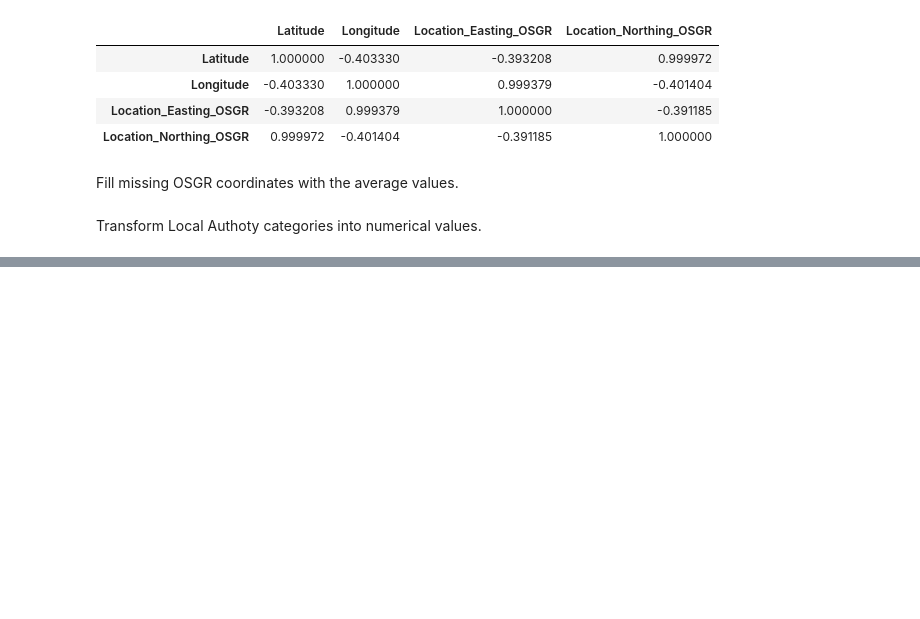
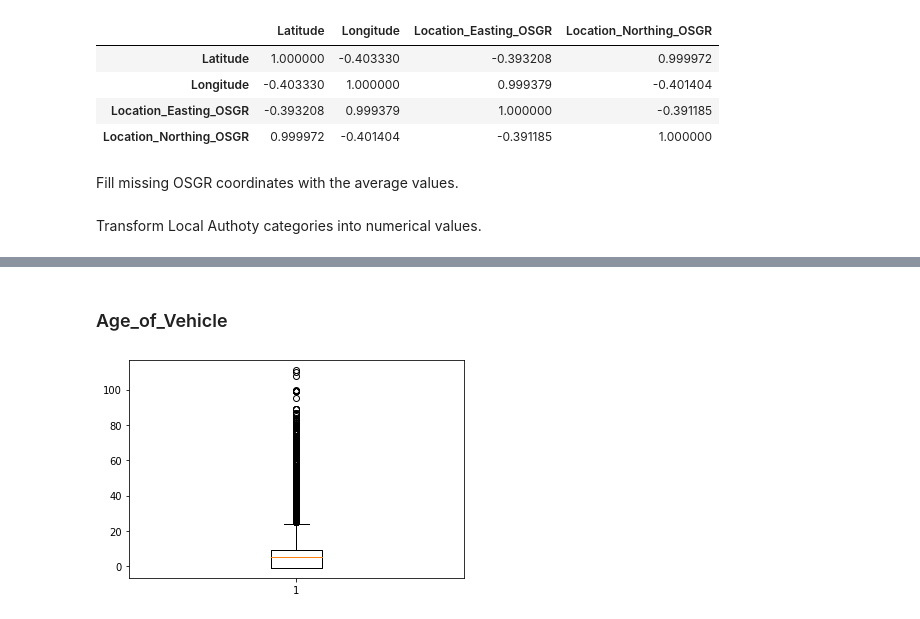
Before and after one commit to alejack9/Accident-Severity-Prediction-Map-Reduce, a Jupyter notebook: external/preprocessing.ipynb, the cells around one changed output, grey strips where cells are left out. Cells and saved outputs as stored; diff of their text form; code cells hidden in the pictures; blank space fills up the shorter version.

```diff
--- a/external/preprocessing.ipynb
+++ b/external/preprocessing.ipynb
@@ -104,0 +139,7 @@ df['Local_Authority_(Highway)'] = pd.factorize(df['Local_Authority_(Highway)'])[
+# %% [markdown]
+### Age_of_Vehicle
+# %%
+plt.boxplot(df['Age_of_Vehicle'])
+plt.show()
+# %% [output]
+[figure, added]
```
Also changed, not shown: parts of 27 cells of this notebook.
